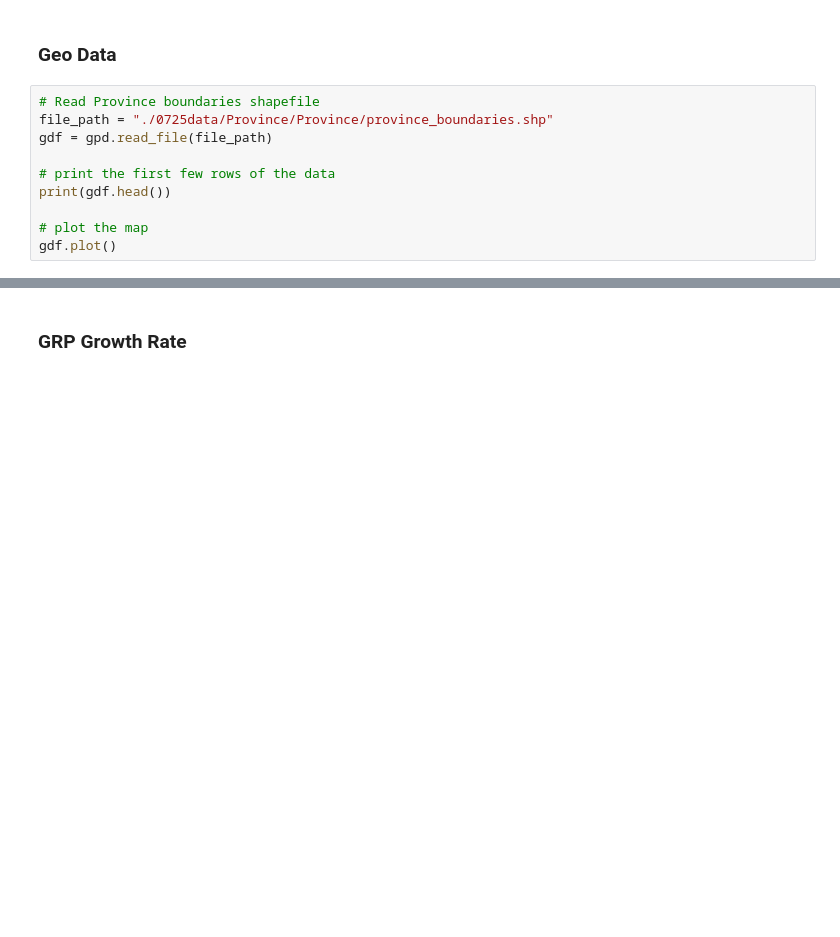
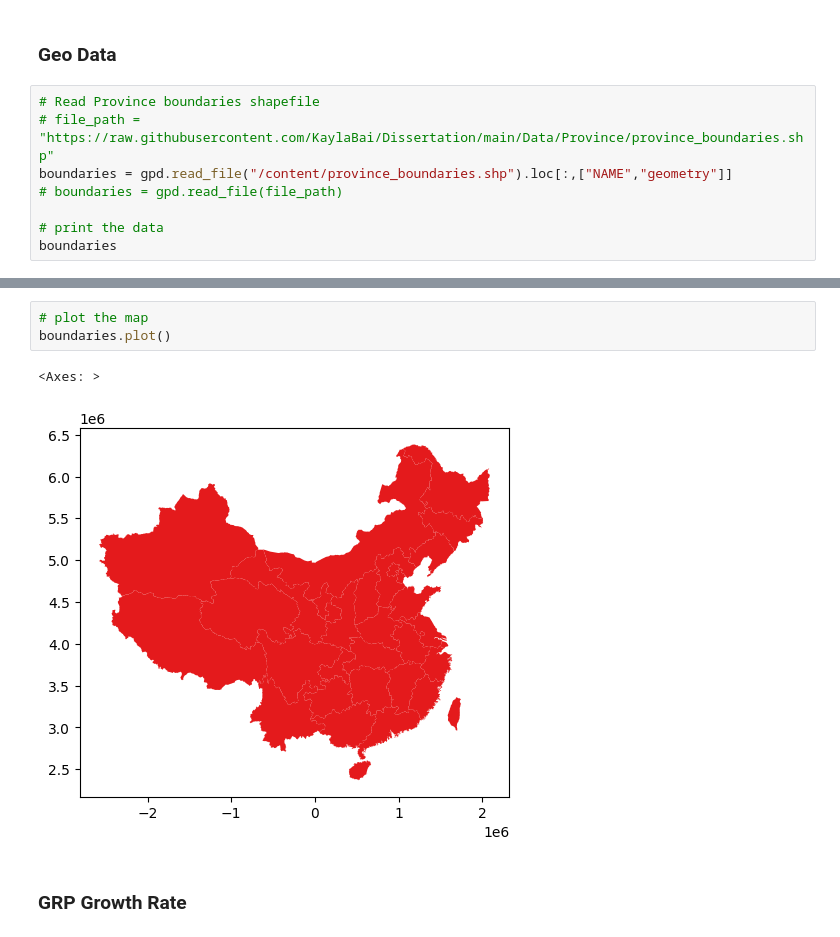
Before and after one commit to KaylaBai/Dissertation, a Jupyter notebook: Dissertation.ipynb, the cells around one changed output, grey strips where cells are left out. Drawn from its saved outputs; the diff is of its cells as text; blank space fills up the shorter version.

```diff
--- a/Dissertation.ipynb
+++ b/Dissertation.ipynb
@@ -39,12 +17,10 @@ ImportError: dynamic module does not define module export function (PyInit__netw
 ### Geo Data
 # %%
 # Read Province boundaries shapefile
-file_path = "./0725data/Province/Province/province_boundaries.shp"
-gdf = gpd.read_file(file_path)
+# file_path = "https://raw.githubusercontent.com/KaylaBai/Dissertation/main/Data/Province/province_boundaries.shp"
+boundaries = gpd.read_file("/content/province_boundaries.shp").loc[:,["NAME","geometry"]]
+# boundaries = gpd.read_file(file_path)
 
-# print the first few rows of the data
-print(gdf.head())
-
-# plot the map
-gdf.plot()
+# print the data
+boundaries
 # %% [output]
@@ -52,3 +44,9 @@ NameError: name 'gpd' is not defined
+# %%
+# plot the map
+boundaries.plot()
+# %% [output]
+<Axes: >
+[figure, added]
 # %% [markdown]
 ### GRP Growth Rate
 # %%
```
Also changed, not shown: parts of 20 cells of this notebook.
